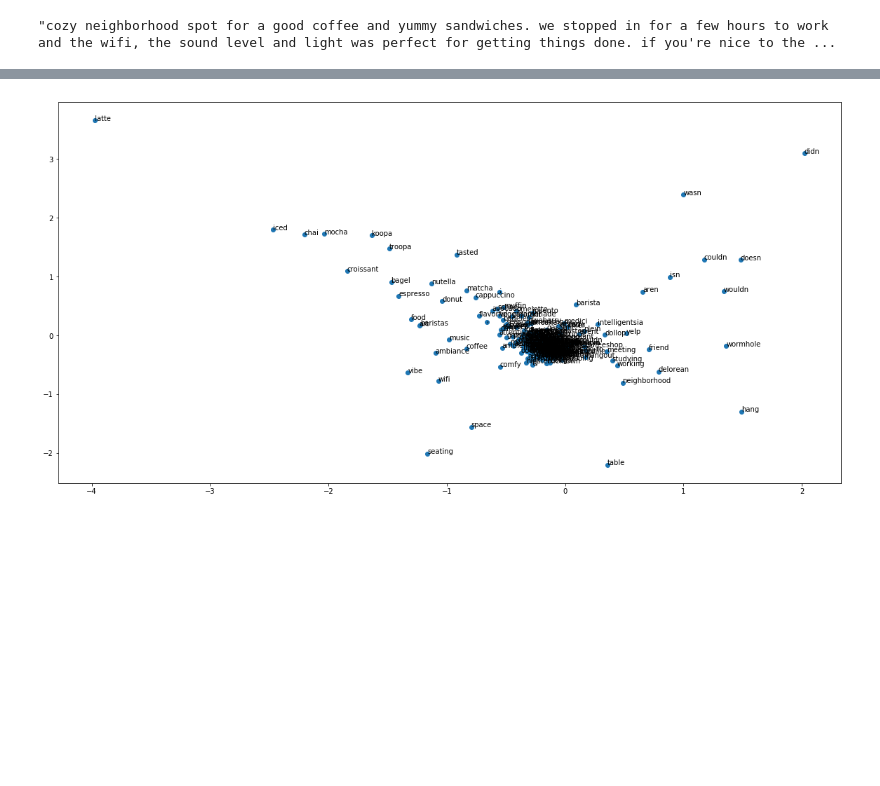
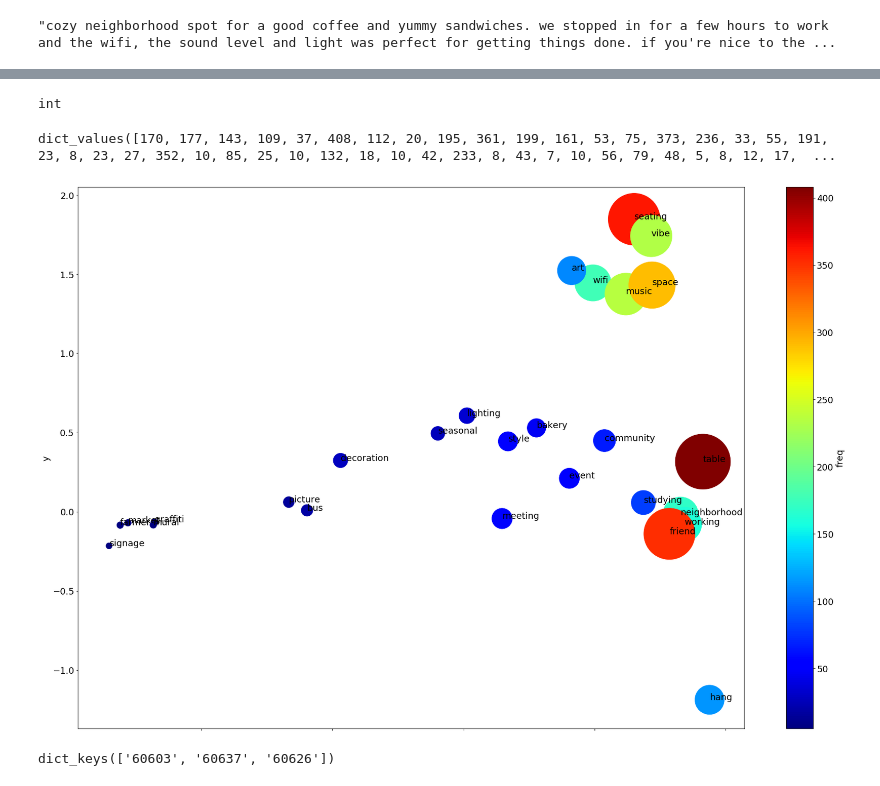
Before and after one commit to JinLi711/UIA, a Jupyter notebook: Yelp/NLP for Yelp/NLP Embedding.ipynb, the cells around one changed output, grey strips where cells are left out. Cells and saved outputs as stored; diff of their text form; code cells hidden in the pictures; blank space fills up the shorter version.

Commit message:
updated graphs and embedding

```diff
--- a/Yelp/NLP for Yelp/NLP Embedding.ipynb
+++ b/Yelp/NLP for Yelp/NLP Embedding.ipynb
@@ -249,0 +251,20 @@ print (len (filtered_result), len(filtered_words ))
+# %%
+csvs_include = ['keywords.csv']
+csvs_exclude = ['food.csv',
+                'commonwords.csv',
+                'grammar_words.csv']
+csvs_include = ['Word_Lists/' + file for file in csvs_include]
+csvs_exclude = ['Word_Lists/' + file for file in csvs_exclude]
+
+filtered_result, filtered_words, remaining_freq = filter_words (
+    result,
+    words,
+    counter,
+    csvs_include,
+    csvs_exclude,
+    'Word_Lists/google.csv',
+    save=True,
+    out_file_name="ALL"
+    )
+print (len (filtered_words))
+filtered_words[:10]
@@ -256,22 +312,52 @@ model.similarity('coffee', 'latte')
+# %%
+type (counter['the'])
+# %% [output]
+int
+# %%
+remaining_freq.values()#.sort
+# %% [output]
+dict_values([170, 177, 143, 109, 37, 408, 112, 20, 195, 361, 199, 161, 53, 75, 373, 236, 33, 55, 191, 23, 8, 23, 27, 352, 10, 85, 25, 10, 132, 18, 10, 42, 233, 8, 43, 7, 10, 56, 79, 48, 5, 8, 12, 17,  ...
 # %%
-def create_scatter (np_array, words):
+def create_scatter (np_array, words, counter, plot_name):
     """
     Create a scatter plot with words as labels.
 
     :param np_array: numpy array
     :type  np_array: numpy.ndarray
     :param words: list of words
     :type  words: list
+    :param counter: dictionary of frequencies of words
+    :type  counter: dict
+    :param plot_name: name of the saved plot
+    :type  plot_name: str
     """
 
-    plt.scatter(np_array[:, 0], np_array[:, 1])
+    matplotlib.rcParams['font.size'] = 18
+
+    df = pd.DataFrame({'x': np_array[:, 0],
+                      'y': np_array[:, 1],
+                      'freq': np.asarray ([counter[word] for word in words])})
+    freq = np.asarray ([counter[word] for word in words])
+    df.plot(kind='scatter',
+            x='x',
+            y='y',
+            s=df['freq'] *30,
+            c='freq',
+            cmap=plt.get_cmap('jet'),
+            colorbar=True,
+            figsize=(30,20))
+    #plt.scatter(np_array[:, 0], np_array[:, 1],
+    #            alpha=.4,
+    #            c=freq,
+    #            cmap=plt.get_cmap('jet'),
+    #            colorbar=True)
     for i, word in enumerate(words):
         plt.annotate(word, xy=(np_array[i, 0], np_array[i, 1]))
     fig = plt.gcf()
-    fig.set_size_inches(20,10)
-    plt.savefig('Gensim_Models/Word_Embedding_Plot.jpg')
+    #fig.set_size_inches(30,20)
+    plt.savefig('Gensim_Models/' + plot_name)
     plt.show()
 
-create_scatter(filtered_result, filtered_words)
+create_scatter(filtered_result, filtered_words, counter, 'All_Reviews_Word_Embedding_Plot.jpg')
 # %% [output]
-[figure, old version]
+[figure, new version]
@@ -284,0 +364,10 @@ print (line,'\n', line2)
+# %%
+import json
+file = open('Processed_Data/ZIP_Grouped_Reviews')
+grouped_data = json.load(file)
+file.close()
+
+groups = grouped_data.keys()
+groups
+# %% [output]
+dict_keys(['60603', '60637', '60626'])
```
Also changed, not shown: parts of 25 cells of this notebook, 56 other files.
